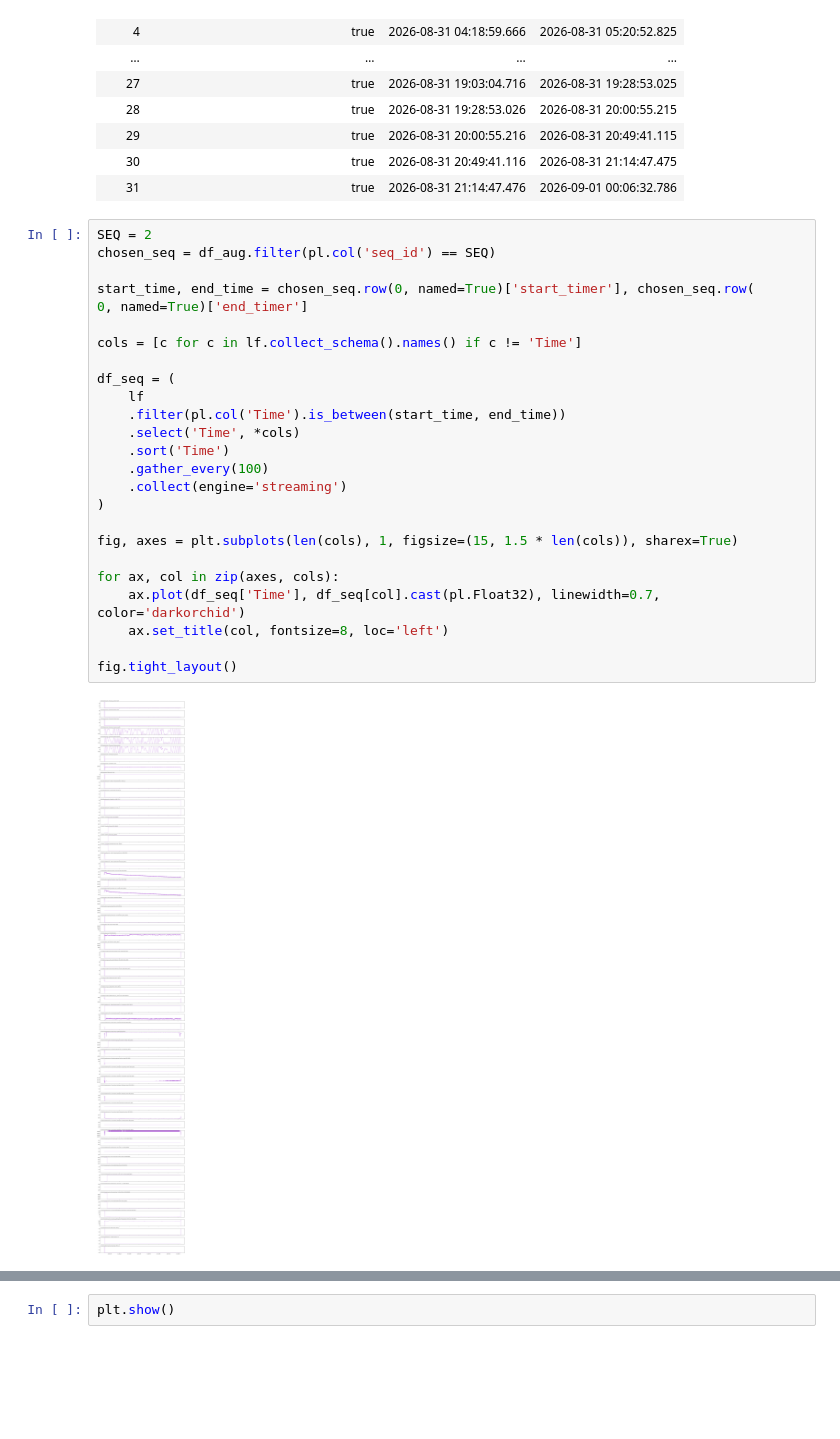
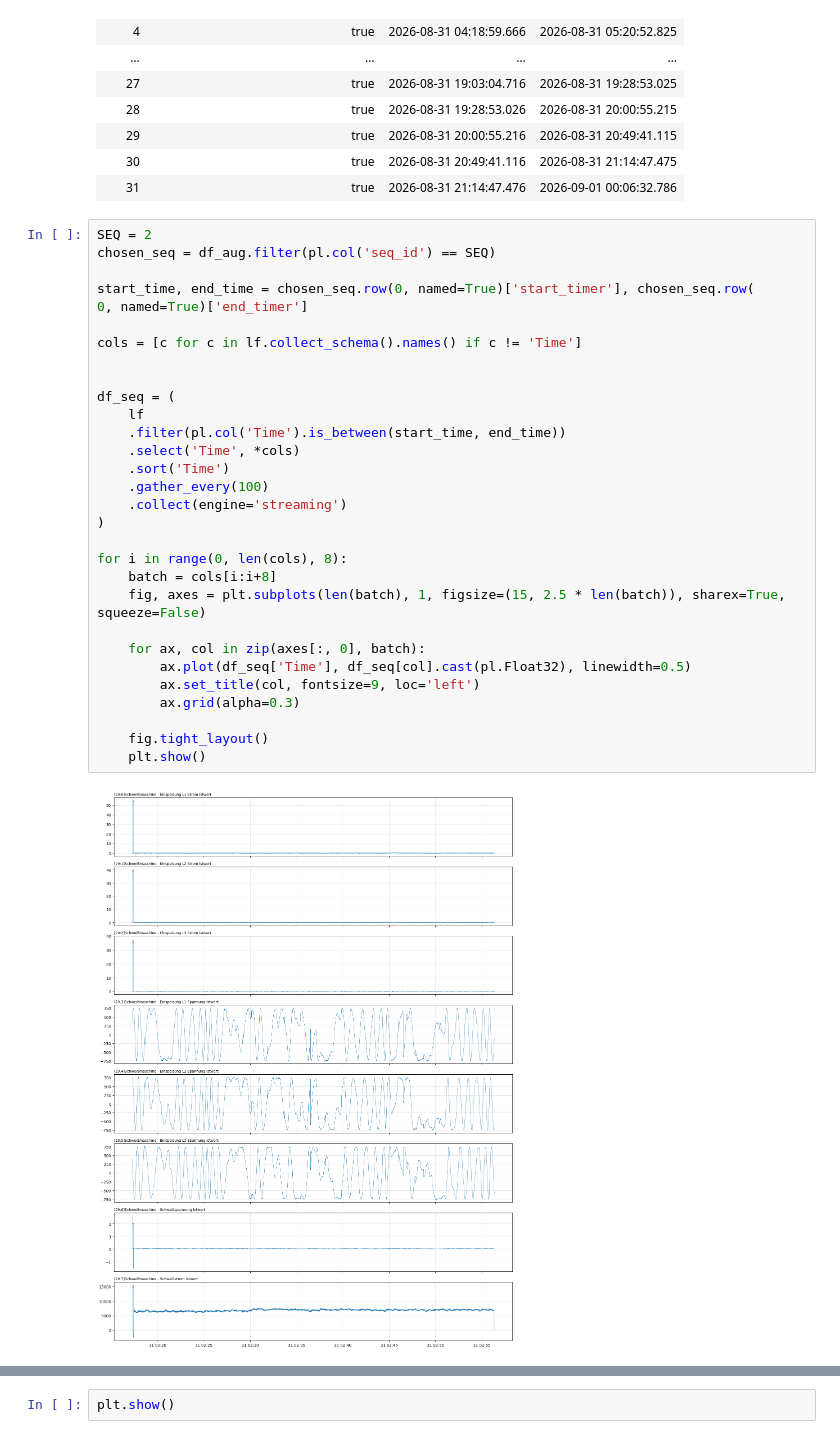
Before and after one commit to thien1ao/M1, a Jupyter notebook: main.ipynb, the cells around one changed output, grey strips where cells are left out. Saved outputs shown, nothing was run; the diff lists cells and outputs as text; blank space fills up the shorter version.

Commit message:
edit plots (sized bigger)

```diff
--- a/main.ipynb
+++ b/main.ipynb
@@ -97,27 +97,32 @@ shape: (32, 4)
 # %%
 SEQ = 2
 chosen_seq = df_aug.filter(pl.col('seq_id') == SEQ)
 
 start_time, end_time = chosen_seq.row(0, named=True)['start_timer'], chosen_seq.row(
 0, named=True)['end_timer']
 
 cols = [c for c in lf.collect_schema().names() if c != 'Time']
+
 
 df_seq = (
     lf
     .filter(pl.col('Time').is_between(start_time, end_time))
     .select('Time', *cols)
     .sort('Time')
     .gather_every(100)
     .collect(engine='streaming')
 )
 
-fig, axes = plt.subplots(len(cols), 1, figsize=(15, 1.5 * len(cols)), sharex=True)
+for i in range(0, len(cols), 8):
+    batch = cols[i:i+8]
+    fig, axes = plt.subplots(len(batch), 1, figsize=(15, 2.5 * len(batch)), sharex=True, squeeze=False)
 
-for ax, col in zip(axes, cols):
-    ax.plot(df_seq['Time'], df_seq[col].cast(pl.Float32), linewidth=0.7, color='darkorchid')
-    ax.set_title(col, fontsize=8, loc='left')
+    for ax, col in zip(axes[:, 0], batch):
+        ax.plot(df_seq['Time'], df_seq[col].cast(pl.Float32), linewidth=0.5)
+        ax.set_title(col, fontsize=9, loc='left')
+        ax.grid(alpha=0.3)
 
-fig.tight_layout()
+    fig.tight_layout()
+    plt.show()
 # %% [output]
-[figure, old version]
+[figure, new version]
```
Also changed, not shown: parts of 1 cell of this notebook.
